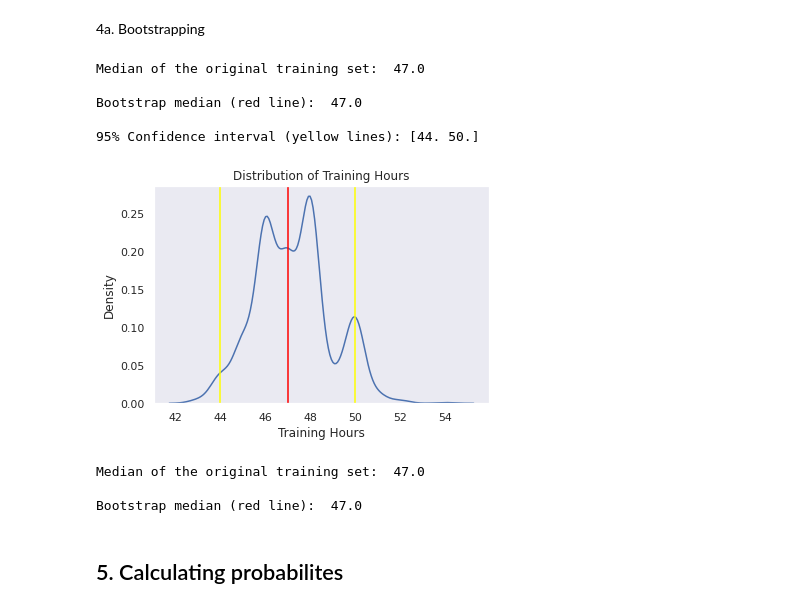
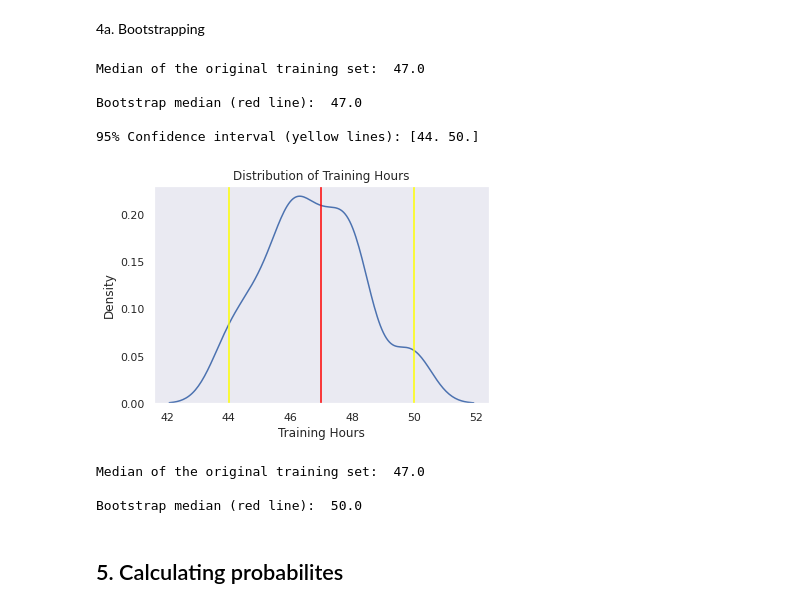
Before and after one commit to raul-miranda/DS-201-Project-1, a Jupyter notebook: Project_4_6_21.ipynb, the cells around one changed output. Drawn from its saved outputs; the diff is of its cells as text; code cells hidden in the pictures.

```diff
--- a/Project_4_6_21.ipynb
+++ b/Project_4_6_21.ipynb
@@ -316,33 +316,34 @@ plt.show()
 # %%
 # (bootstrapping inference of median of 'training_hours' array)
 print ("\nMedian of the original training set: ", training['training_hours'].median())   #  original sample median
 
+boot = np.random.choice(training['training_hours'], 1000)
 median_boot_samples = []
-for i in range (1000):
-  boot_sample = np.random.choice(training['training_hours'], 1000)
+for i in range (100):
+  boot_sample = np.random.choice(boot, 1000)
   median_boot_samples.append(np.median(boot_sample))
 
 bootstrap_median = np.median(median_boot_samples)
 print ("\nBootstrap median (red line): ", bootstrap_median)        # compare bootstrap median with original
 
 conf_int = np.percentile(median_boot_samples, [2.5, 97.5])     #confidence interval, central 95%
 print ("\n95% Confidence interval (yellow lines):", conf_int,'\n\n')
 
 sns.kdeplot (median_boot_samples)      # plot the distribution, indicate median, conf. int.
 plt.axvline (bootstrap_median, color = 'red')
 plt.xlabel('Training Hours')
 plt.ylabel('Density')
 plt.title('Distribution of Training Hours')
 for ends in conf_int:
   plt.axvline (ends, color = 'yellow')
 plt.show()
 # %% [output]
 Median of the original training set:  47.0
 
 Bootstrap median (red line):  47.0
 
 95% Confidence interval (yellow lines): [44. 50.]
-[figure, old version]
+[figure, new version]
 # %%
 ## implement bootstrapping to infer the median of 'training_hours', using sklearn resample
 from sklearn.utils import resample
@@ -352,7 +353,7 @@ print ("\nMedian of the original training set: ", training['training_hours'].med
 median_boot_samples = []
 
 for i in range (100):
-  boot_sample = resample(training['training_hours'], replace=True, random_state=1)
+  boot_sample = resample(boot, replace=True, random_state=1)
   median_boot_samples.append (np.median(boot_sample))
 
 bootstrap_median = np.median(median_boot_samples)
@@ -360,7 +361,7 @@ print ("\nBootstrap median (red line): ", bootstrap_median)        # compare boo
 # %% [output]
 Median of the original training set:  47.0
 
-Bootstrap median (red line):  47.0
+Bootstrap median (red line):  50.0
 # %% [markdown]
 ## 5. Calculating probabilites
 # %%
```
Also changed, not shown: parts of 1 cell of this notebook.
